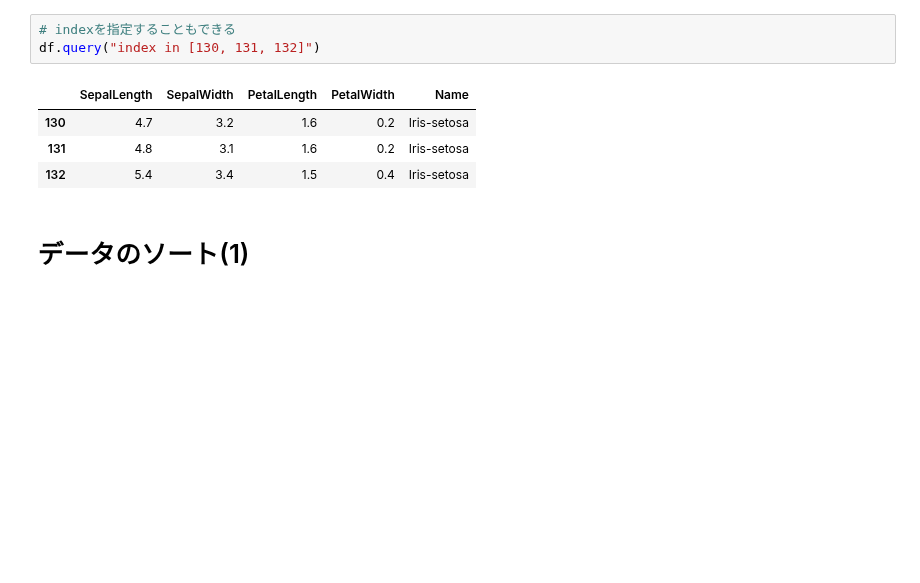
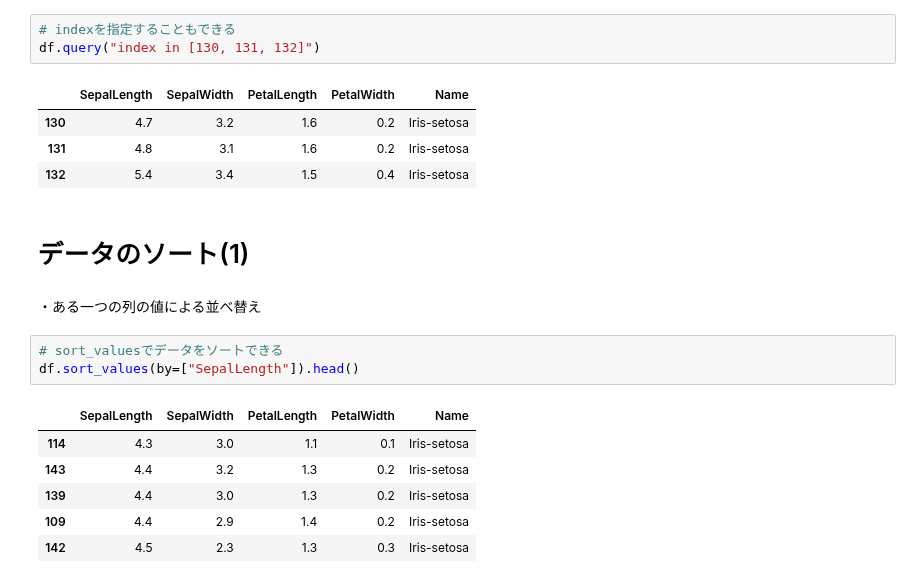
Before and after one commit to daiyomiura/study_python, a Jupyter notebook: jupyter/Pythonで学ぶビジネス分析入門2019/第3単元_pandas基礎/3Pandasの基礎自分で打ち込み.ipynb, the cells around one changed output. Cells and saved outputs as stored; diff of their text form; blank space fills up the shorter version.

```diff
--- a/jupyter/Pythonで学ぶビジネス分析入門2019/第3単元_pandas基礎/3Pandasの基礎自分で打ち込み.ipynb
+++ b/jupyter/Pythonで学ぶビジネス分析入門2019/第3単元_pandas基礎/3Pandasの基礎自分で打ち込み.ipynb
@@ -298,3 +298,15 @@ df.query("index in [130, 131, 132]")
 | 132 | 5.4 | 3.4 | 1.5 | 0.4 | Iris-setosa |
 # %% [markdown]
 # データのソート(1)
+# %% [markdown]
+・ある一つの列の値による並べ替え
+# %%
+# sort_valuesでデータをソートできる
+df.sort_values(by=["SepalLength"]).head()
+# %% [output]
+|  | SepalLength | SepalWidth | PetalLength | PetalWidth | Name |
+| 114 | 4.3 | 3.0 | 1.1 | 0.1 | Iris-setosa |
+| 143 | 4.4 | 3.2 | 1.3 | 0.2 | Iris-setosa |
+| 139 | 4.4 | 3.0 | 1.3 | 0.2 | Iris-setosa |
+| 109 | 4.4 | 2.9 | 1.4 | 0.2 | Iris-setosa |
+| 142 | 4.5 | 2.3 | 1.3 | 0.3 | Iris-setosa |
```
Also changed, not shown: parts of 11 cells of this notebook.
